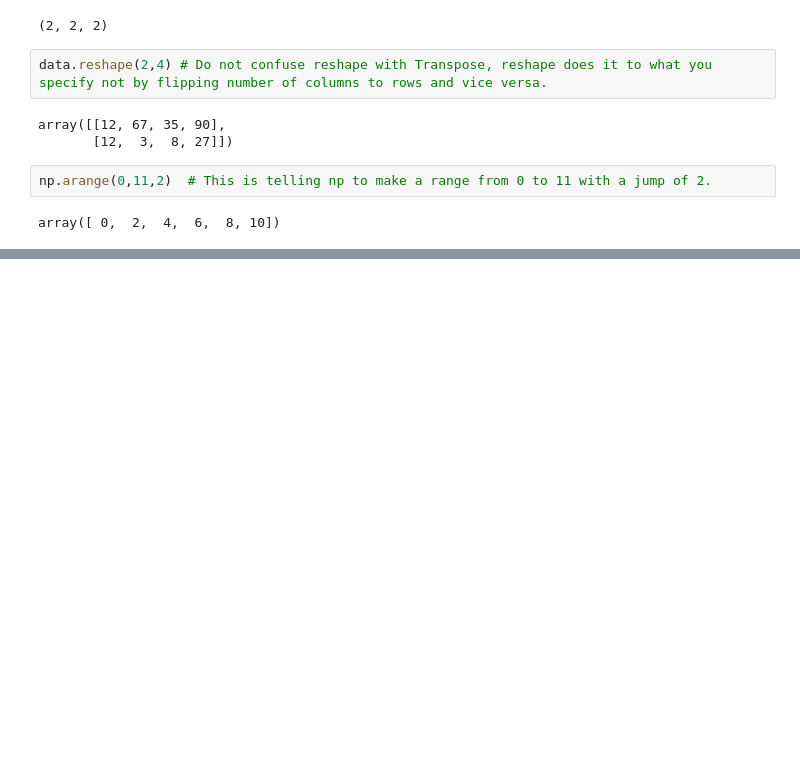
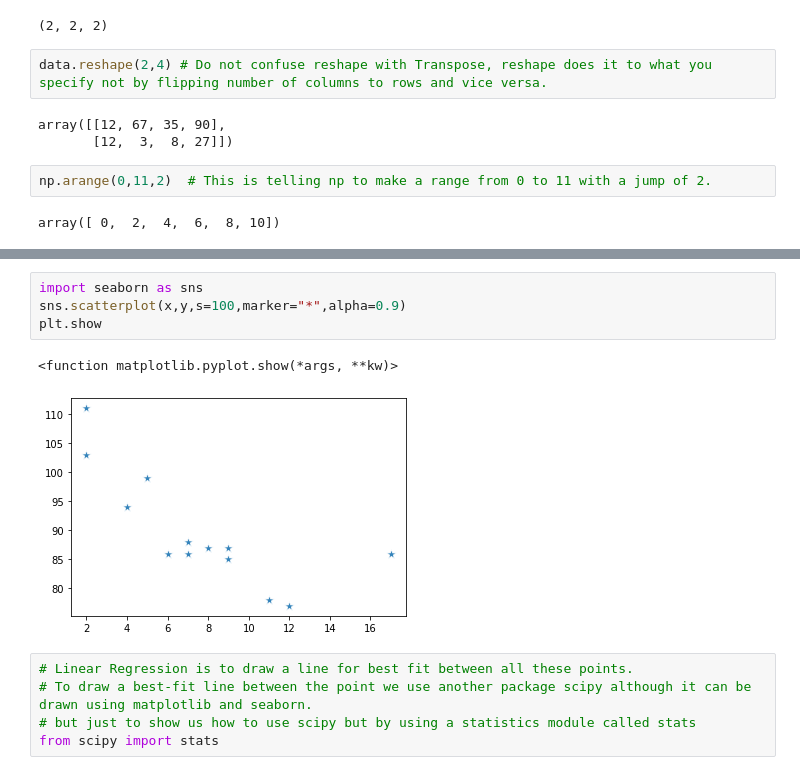
Before and after one commit to Abayrakdar/Testing, a Jupyter notebook: Week4_Python_Session_2.ipynb, the cells around one changed output, grey strips where cells are left out. Cells and saved outputs as stored; diff of their text form; blank space fills up the shorter version.

```diff
--- a/Week4_Python_Session_2.ipynb
+++ b/Week4_Python_Session_2.ipynb
@@ -131,0 +347,12 @@ array([ 0,  2,  4,  6,  8, 10])
+# %%
+import seaborn as sns
+sns.scatterplot(x,y,s=100,marker="*",alpha=0.9)
+plt.show
+# %% [output]
+<function matplotlib.pyplot.show(*args, **kw)>
+[figure, added]
+# %%
+# Linear Regression is to draw a line for best fit between all these points.
+# To draw a best-fit line between the point we use another package scipy although it can be drawn using matplotlib and seaborn.
+# but just to show us how to use scipy but by using a statistics module called stats
+from scipy import stats
```
Also changed, not shown: parts of 30 cells of this notebook.
